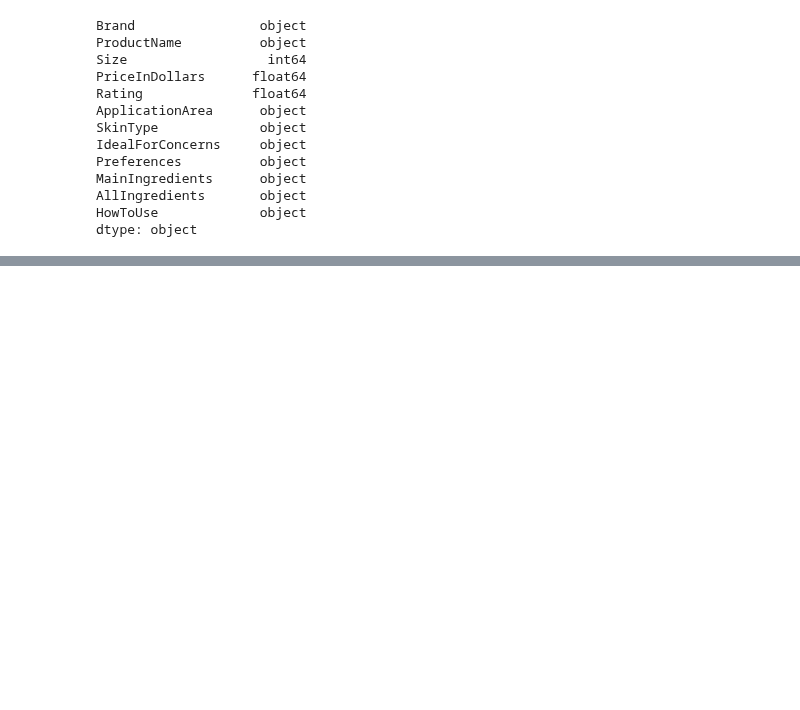
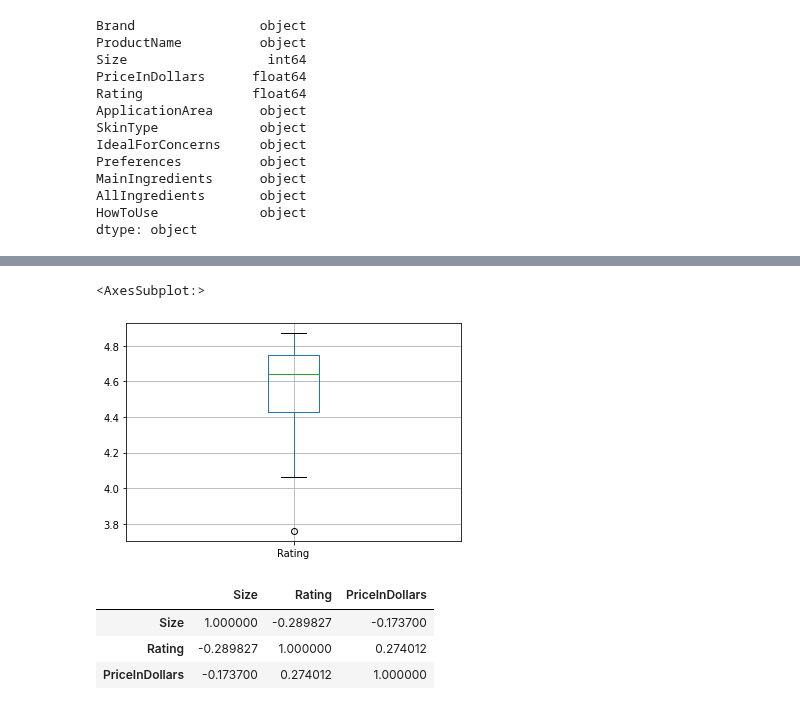
Before and after one commit to meri3/DermstoreSerumsProject, a Jupyter notebook: dermstore-serums-python.ipynb, the cells around one changed output, grey strips where cells are left out. Cells and saved outputs as stored; diff of their text form; code cells hidden in the pictures; blank space fills up the shorter version.

```diff
--- a/dermstore-serums-python.ipynb
+++ b/dermstore-serums-python.ipynb
@@ -85,0 +144,12 @@ dtype: object
+# %%
+df_csv.boxplot(column = 'Rating')
+# %% [output]
+<AxesSubplot:>
+[figure, added]
+# %%
+df_csv[['Size','Rating','PriceInDollars']].corr()
+# %% [output]
+|  | Size | Rating | PriceInDollars |
+| Size | 1.000000 | -0.289827 | -0.173700 |
+| Rating | -0.289827 | 1.000000 | 0.274012 |
+| PriceInDollars | -0.173700 | 0.274012 | 1.000000 |
```
Also changed, not shown: parts of 6 cells of this notebook.
